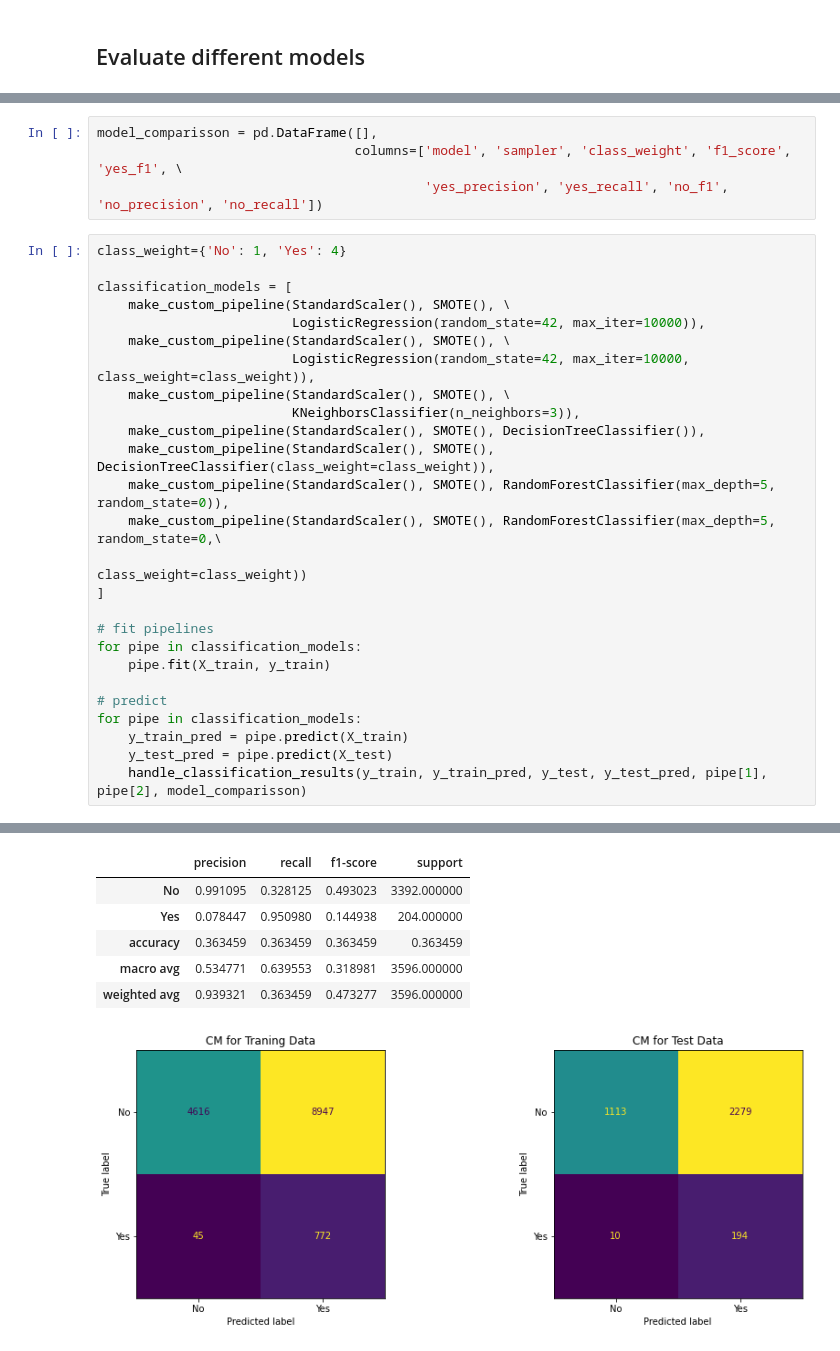
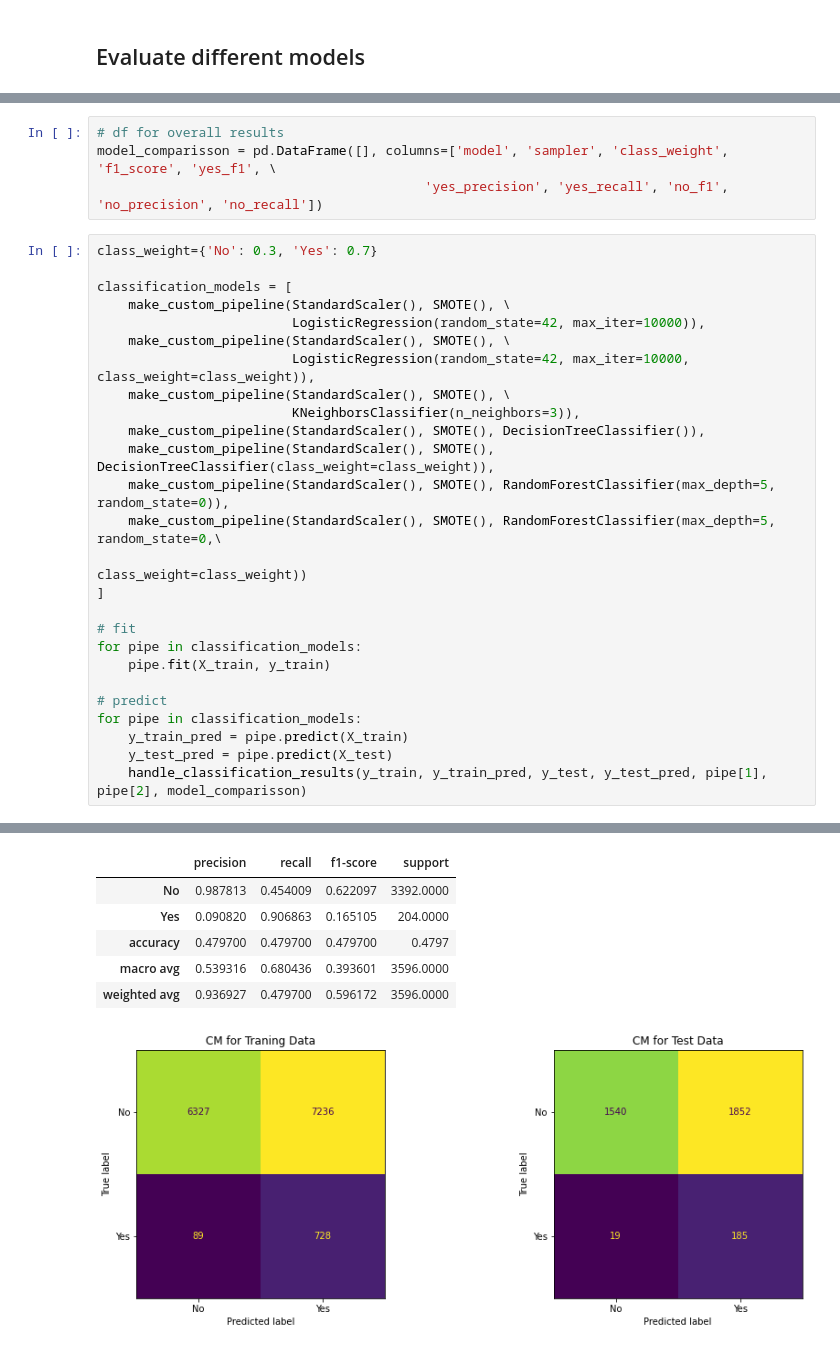
Before and after one commit to nataschaberg/mid_data_classification, a Jupyter notebook: initial_setup.ipynb, the cells around one changed output, grey strips where cells are left out. Saved outputs shown, nothing was run; the diff lists cells and outputs as text.

```diff
--- a/initial_setup.ipynb
+++ b/initial_setup.ipynb
@@ -277,9 +421,9 @@ def get_class_name(cl):
 # %%
-model_comparisson = pd.DataFrame([],
-                                 columns=['model', 'sampler', 'class_weight', 'f1_score', 'yes_f1', \
+# df for overall results
+model_comparisson = pd.DataFrame([], columns=['model', 'sampler', 'class_weight', 'f1_score', 'yes_f1', \
                                           'yes_precision', 'yes_recall', 'no_f1', 'no_precision', 'no_recall'])
 # %%
-class_weight={'No': 1, 'Yes': 4}
+class_weight={'No': 0.3, 'Yes': 0.7}
 
 classification_models = [
     make_custom_pipeline(StandardScaler(), SMOTE(), \
@@ -295,7 +439,7 @@ classification_models = [
                                                                            class_weight=class_weight))
 ]
 
-# fit pipelines
+# fit
 for pipe in classification_models:
     pipe.fit(X_train, y_train)
 
@@ -334,10 +478,10 @@ Train
 Test
 |  | precision | recall | f1-score | support |
-| No | 0.991095 | 0.328125 | 0.493023 | 3392.000000 |
-| Yes | 0.078447 | 0.950980 | 0.144938 | 204.000000 |
-| accuracy | 0.363459 | 0.363459 | 0.363459 | 0.363459 |
-| macro avg | 0.534771 | 0.639553 | 0.318981 | 3596.000000 |
-| weighted avg | 0.939321 | 0.363459 | 0.473277 | 3596.000000 |
+| No | 0.987813 | 0.454009 | 0.622097 | 3392.0000 |
+| Yes | 0.090820 | 0.906863 | 0.165105 | 204.0000 |
+| accuracy | 0.479700 | 0.479700 | 0.479700 | 0.4797 |
+| macro avg | 0.539316 | 0.680436 | 0.393601 | 3596.0000 |
+| weighted avg | 0.936927 | 0.479700 | 0.596172 | 3596.0000 |
-[figure, old version]
+[figure, new version]
 ... (30 outputs left out)
 # %%
```
Also changed, not shown: parts of 22 cells of this notebook.
